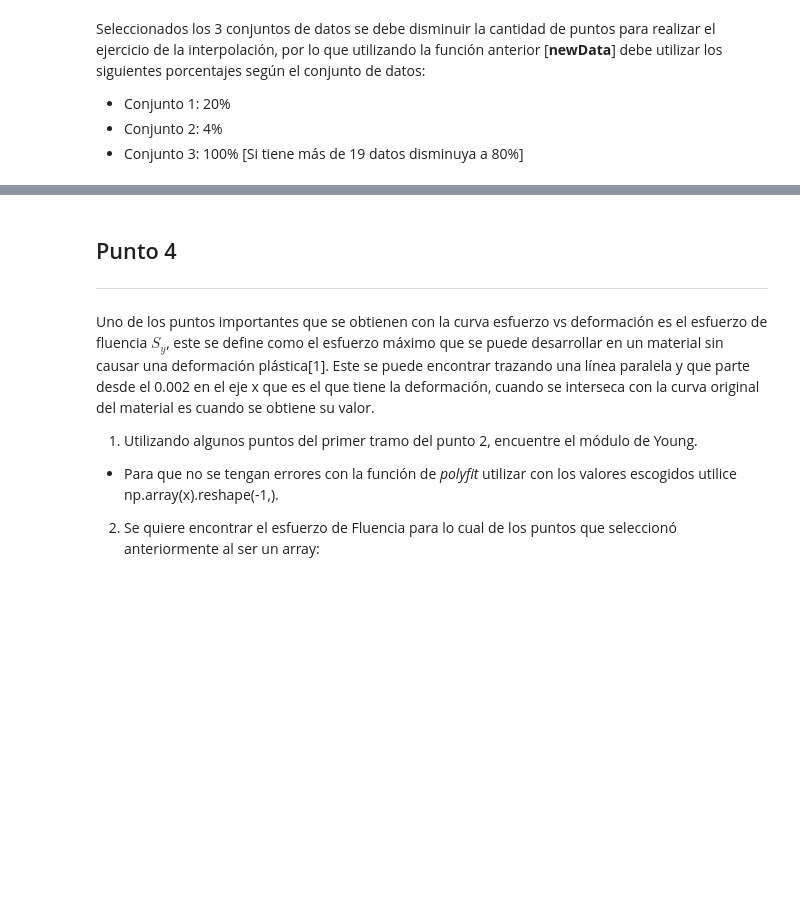
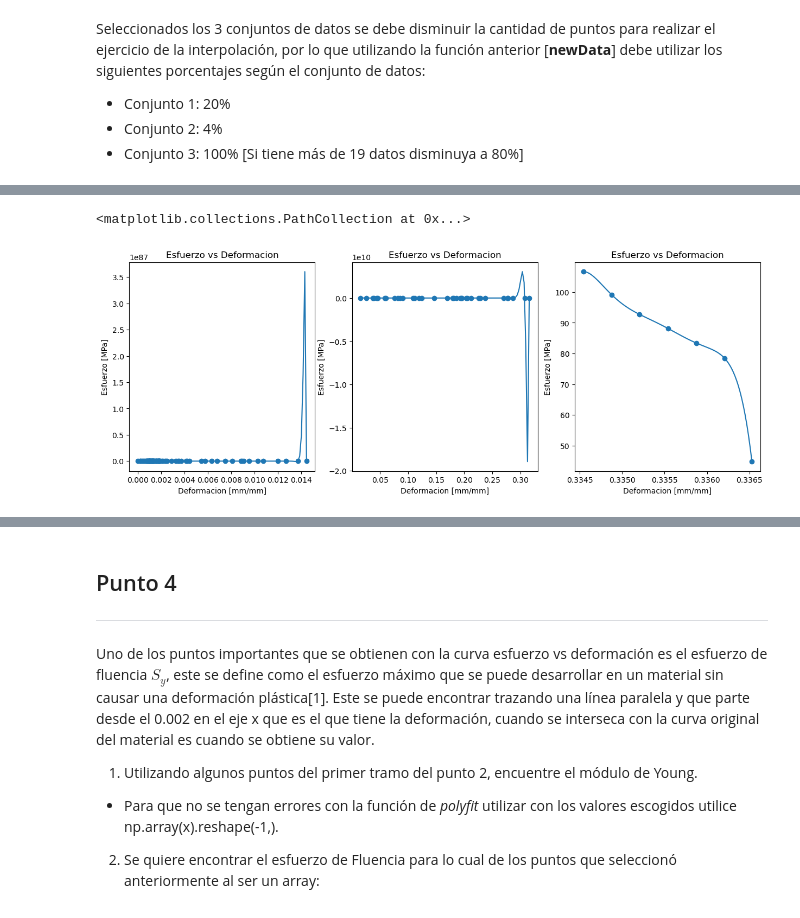
Before and after one commit to QuantumPower4/JuanGuzman-JhonAlex-HerraCompu-202302, a Jupyter notebook: Taller 1 - Interpolación y Raices/Taller_1.ipynb, the cells around one changed output, grey strips where cells are left out. Cells and saved outputs as stored; diff of their text form; code cells hidden in the pictures; blank space fills up the shorter version.

```diff
--- a/Taller 1 - Interpolación y Raices/Taller_1.ipynb
+++ b/Taller 1 - Interpolación y Raices/Taller_1.ipynb
@@ -381,5 +382,6 @@ Text(0, 0.5, 'Esfuerzo [MPa]')
 [figure]
 # %%
 # Selección de las columnas de interés ¿Cuáles son?
+columnas = ["Esfuerzo (N/mm2)",	"Deformacion unitaria"]
 # %%
 # DataFrame conjunto 1
@@ -443,0 +509,43 @@ Seleccionados los 3 conjuntos de datos se debe disminuir la cantidad de puntos p
+# %%
+# Datos de x y y para cada conjunto de datos [Se recomienda pasarlo a un array después de seleccionar la columna del DatFrame]
+x_datos1 = np.array(part1_new["Deformacion unitaria"])
+y_datos1 = np.array(part1_new["Esfuerzo (N/mm2)"])
+x1_ = np.linspace(x_datos1[0],x_datos1[-1],100)
+
+x_datos2 = np.array(part2_new["Deformacion unitaria"])
+y_datos2 = np.array(part2_new["Esfuerzo (N/mm2)"])
+x2_ = np.linspace(x_datos2[0],x_datos2[-1],100)
+
+x_datos3 = np.array(part3_new["Deformacion unitaria"])
+y_datos3 = np.array(part3_new["Esfuerzo (N/mm2)"])
+x3_ = np.linspace(x_datos3[0],x_datos3[-1],100)
+# %%
+# Realizar interpolación
+y1_interpolate = NewtonInterpolation(x_datos1,y_datos1,x1_)
+y2_interpolate = NewtonInterpolation(x_datos2,y_datos2,x2_)
+y3_interpolate = NewtonInterpolation(x_datos3,y_datos3,x3_)
+# %%
+# Evaluar el comportamiento de cada tramo
+
+fig, ax = plt.subplots(1, 3, figsize=(15, 5))
+
+ax[0].plot(x1_,y1_interpolate)
+ax[0].set_title("Esfuerzo vs Deformacion")
+ax[0].set_xlabel("Deformacion [mm/mm]")
+ax[0].set_ylabel("Esfuerzo [MPa]")
+ax[0].scatter(x_datos1,y_datos1)
+
+ax[1].plot(x2_,y2_interpolate)
+ax[1].set_title("Esfuerzo vs Deformacion")
+ax[1].set_xlabel("Deformacion [mm/mm]")
+ax[1].set_ylabel("Esfuerzo [MPa]")
+ax[1].scatter(x_datos2,y_datos2)
+
+ax[2].plot(x3_,y3_interpolate)
+ax[2].set_title("Esfuerzo vs Deformacion")
+ax[2].set_xlabel("Deformacion [mm/mm]")
+ax[2].set_ylabel("Esfuerzo [MPa]")
+ax[2].scatter(x_datos3,y_datos3)
+# %% [output]
+<matplotlib.collections.PathCollection at 0x...>
+[figure, added]
```
Also changed, not shown: parts of 28 cells of this notebook.
